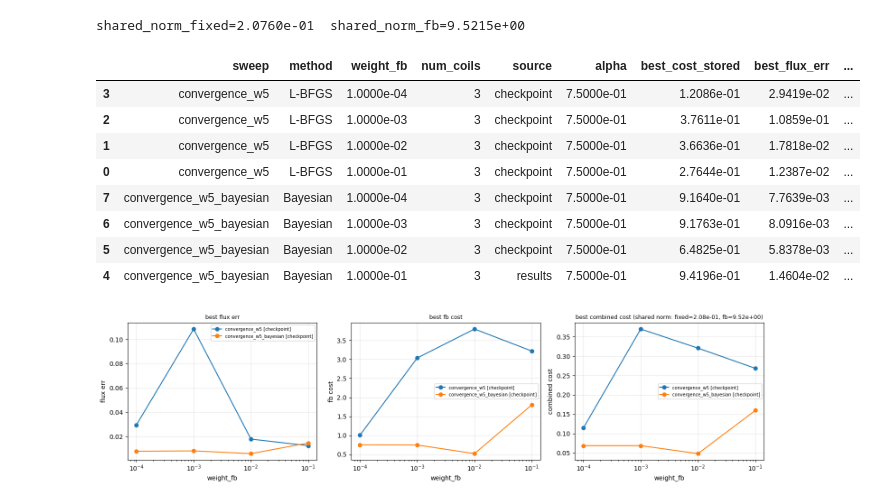
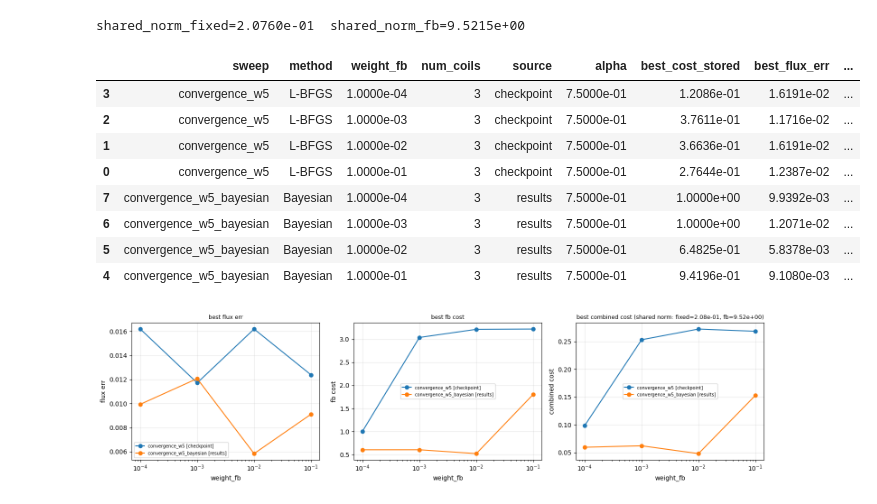
Before and after one commit to jeremslm/PF_location_optimization, a Jupyter notebook: notebooks/combined_boundary_analysis.ipynb, the cells around one changed output. Cells and saved outputs as stored; diff of their text form; code cells hidden in the pictures.

```diff
--- a/notebooks/combined_boundary_analysis.ipynb
+++ b/notebooks/combined_boundary_analysis.ipynb
@@ -4,6 +4,8 @@ import os
 import numpy as np
 import matplotlib.pyplot as plt
 import pandas as pd
+# %%
+K_REFINED = 0 # None = all refinements; set e.g. 1 to truncate Bayesian after k-th refinement
 # %%
 BASE = '../examples/comparisons/combined_boundary_DIIID'
 
@@ -86,49 +88,60 @@ rows = []
 for r in runs:
     d = r['data']
     alpha = d.get('optimization_settings', {}).get('alpha', 0.75)
+
+    total = np.array(d['cost_history'], dtype=float)
+    flux = np.array([x if x is not None else np.nan for x in d['flux_err_history']], dtype=float)
+    fb = np.array([x if x is not None else np.nan for x in d['fb_cost_history']], dtype=float)
+
+    if r['method'] == 'Bayesian' and K_REFINED is not None:
+        n_bay = d.get('n_bayesian_evals', 0)
+        ref_evals = d.get('refinement_evals', [])
+        trunc = n_bay + sum(ref_evals[:min(K_REFINED, len(ref_evals))])
+        total, flux, fb = total[:trunc], flux[:trunc], fb[:trunc]
+
     rows.append({
         'sweep': r['sweep'],
         'method': r['method'],
         'weight_fb': r['weight_fb'],
         'num_coils': r['num_coils'],
         'source': r['source'],
         'alpha': alpha,
-        'best_cost_stored': r['best_cost'],
-        'best_flux_err': r['best_flux_err'],
-        'best_fb_cost': r['best_fb_cost'],
+        'best_cost_stored': float(np.nanmin(total)),
+        'best_flux_err': float(np.nanmin(flux)),
+        'best_fb_cost': float(np.nanmin(fb)),
         'init_fixed': d.get('initial_fixed_cost') or float('nan'),
         'init_fb': d.get('initial_fb_cost') or float('nan'),
         'fb_failures': r['fb_failures'],
-        'n_evals': r['n_evals'],
+        'n_evals': len(total),
         'elapsed_h': r['elapsed'] / 3600,
         'stopping': r['stopping'],
     })
 
 df = pd.DataFrame(rows)
 
 shared_norm_fixed = df['init_fixed'].max()
 shared_norm_fb = df['init_fb'].max()
 print(f"shared_norm_fixed={shared_norm_fixed:.4e}  shared_norm_fb={shared_norm_fb:.4e}")
 
 df['best_cost_shared'] = (
     (1 - df['alpha']) * df['best_flux_err'] / shared_norm_fixed +
     df['alpha'] * df['best_fb_cost'] / shared_norm_fb
 )
 
 df = df.sort_values(['sweep', 'weight_fb'])
 pd.set_option('display.float_format', '{:.4e}'.format)
 df
 # %% [output]
 shared_norm_fixed=2.0760e-01  shared_norm_fb=9.5215e+00
 |  | sweep | method | weight_fb | num_coils | source | alpha | best_cost_stored | best_flux_err | ... |
-| 3 | convergence_w5 | L-BFGS | 1.0000e-04 | 3 | checkpoint | 7.5000e-01 | 1.2086e-01 | 2.9419e-02 | ... |
-| 2 | convergence_w5 | L-BFGS | 1.0000e-03 | 3 | checkpoint | 7.5000e-01 | 3.7611e-01 | 1.0859e-01 | ... |
-| 1 | convergence_w5 | L-BFGS | 1.0000e-02 | 3 | checkpoint | 7.5000e-01 | 3.6636e-01 | 1.7818e-02 | ... |
+| 3 | convergence_w5 | L-BFGS | 1.0000e-04 | 3 | checkpoint | 7.5000e-01 | 1.2086e-01 | 1.6191e-02 | ... |
+| 2 | convergence_w5 | L-BFGS | 1.0000e-03 | 3 | checkpoint | 7.5000e-01 | 3.7611e-01 | 1.1716e-02 | ... |
+| 1 | convergence_w5 | L-BFGS | 1.0000e-02 | 3 | checkpoint | 7.5000e-01 | 3.6636e-01 | 1.6191e-02 | ... |
 | 0 | convergence_w5 | L-BFGS | 1.0000e-01 | 3 | checkpoint | 7.5000e-01 | 2.7644e-01 | 1.2387e-02 | ... |
-| 7 | convergence_w5_bayesian | Bayesian | 1.0000e-04 | 3 | checkpoint | 7.5000e-01 | 9.1640e-01 | 7.7639e-03 | ... |
-| 6 | convergence_w5_bayesian | Bayesian | 1.0000e-03 | 3 | checkpoint | 7.5000e-01 | 9.1763e-01 | 8.0916e-03 | ... |
-| 5 | convergence_w5_bayesian | Bayesian | 1.0000e-02 | 3 | checkpoint | 7.5000e-01 | 6.4825e-01 | 5.8378e-03 | ... |
-| 4 | convergence_w5_bayesian | Bayesian | 1.0000e-01 | 3 | results | 7.5000e-01 | 9.4196e-01 | 1.4604e-02 | ... |
+| 7 | convergence_w5_bayesian | Bayesian | 1.0000e-04 | 3 | results | 7.5000e-01 | 1.0000e+00 | 9.9392e-03 | ... |
+| 6 | convergence_w5_bayesian | Bayesian | 1.0000e-03 | 3 | results | 7.5000e-01 | 1.0000e+00 | 1.2071e-02 | ... |
+| 5 | convergence_w5_bayesian | Bayesian | 1.0000e-02 | 3 | results | 7.5000e-01 | 6.4825e-01 | 5.8378e-03 | ... |
+| 4 | convergence_w5_bayesian | Bayesian | 1.0000e-01 | 3 | results | 7.5000e-01 | 9.4196e-01 | 9.1080e-03 | ... |
 # %%
 sweeps = df['sweep'].unique()
 fig, axes = plt.subplots(1, 3, figsize=(15, 4))
@@ -155,4 +168,4 @@ for ax, title, ylabel in zip(
 plt.tight_layout()
 plt.show()
 # %% [output]
-[figure, old version]
+[figure, new version]
```
Also changed, not shown: parts of 4 cells of this notebook, 1 other file.
